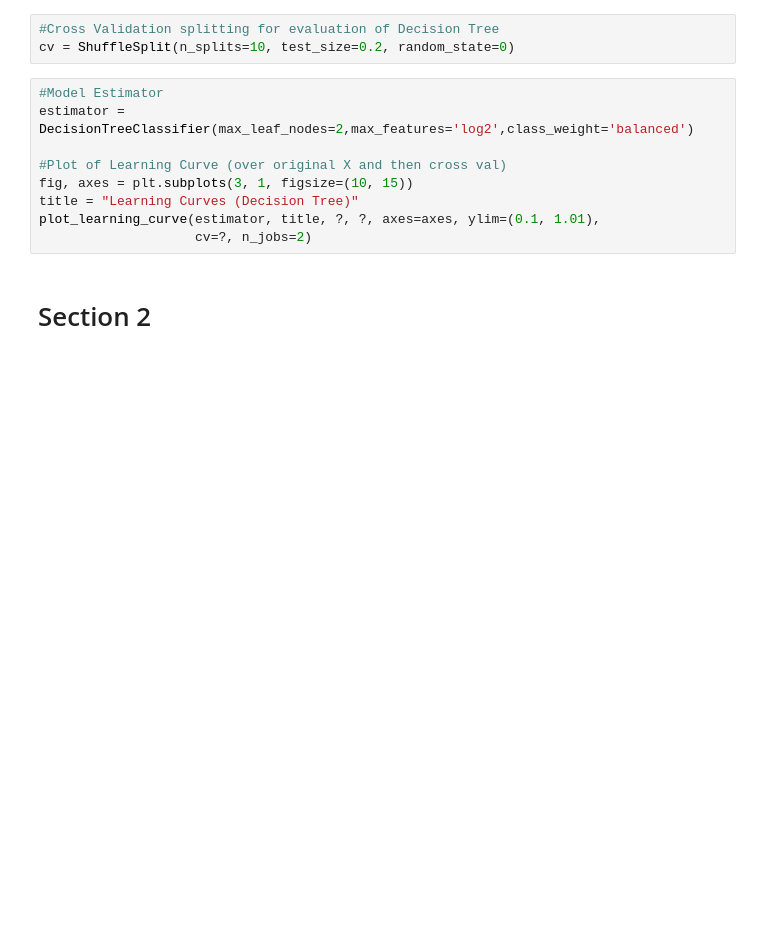
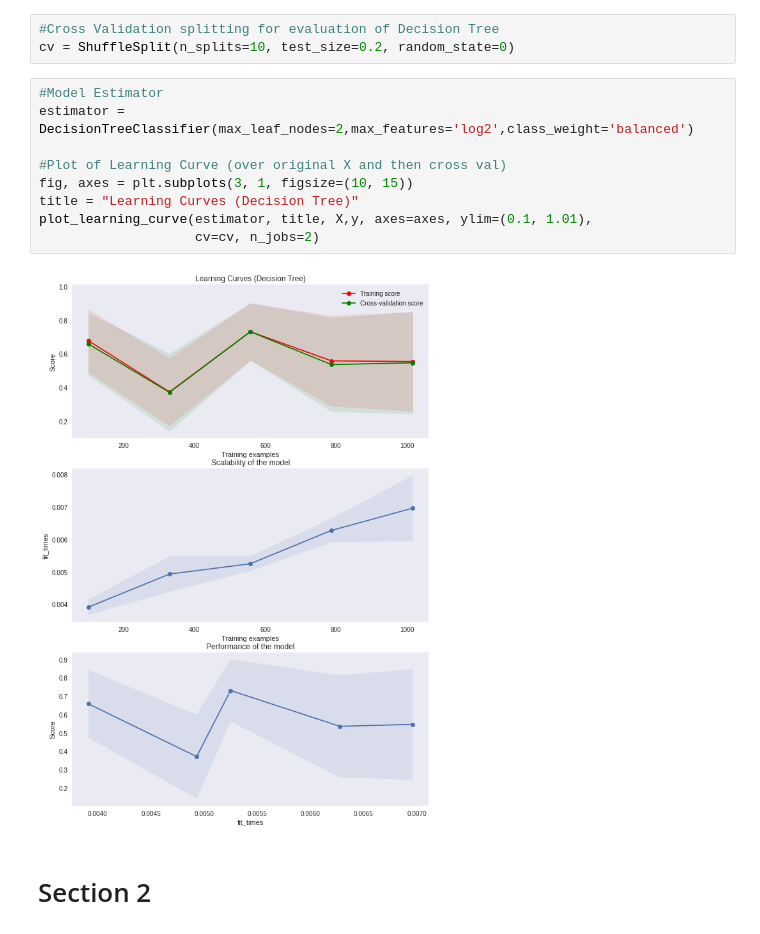
Before and after one commit to adityav1810/Semester_5_Labs, a Jupyter notebook: ECSE303L-AIandML/Lab6/task_2_dt_log.ipynb, the cells around one changed output. Saved outputs shown, nothing was run; the diff lists cells and outputs as text; blank space fills up the shorter version.

```diff
--- a/ECSE303L-AIandML/Lab6/task_2_dt_log.ipynb
+++ b/ECSE303L-AIandML/Lab6/task_2_dt_log.ipynb
@@ -381,12 +428,14 @@ cv = ShuffleSplit(n_splits=10, test_size=0.2, random_state=0)
 # %%
 #Model Estimator
 estimator = DecisionTreeClassifier(max_leaf_nodes=2,max_features='log2',class_weight='balanced')
 
 #Plot of Learning Curve (over original X and then cross val)
 fig, axes = plt.subplots(3, 1, figsize=(10, 15))
 title = "Learning Curves (Decision Tree)"
-plot_learning_curve(estimator, title, ?, ?, axes=axes, ylim=(0.1, 1.01),
-                    cv=?, n_jobs=2)
+plot_learning_curve(estimator, title, X,y, axes=axes, ylim=(0.1, 1.01),
+                    cv=cv, n_jobs=2)
+# %% [output]
+[figure, added]
 # %% [markdown]
 # Section 2
 # %% [markdown]
```
Also changed, not shown: parts of 10 cells of this notebook.
